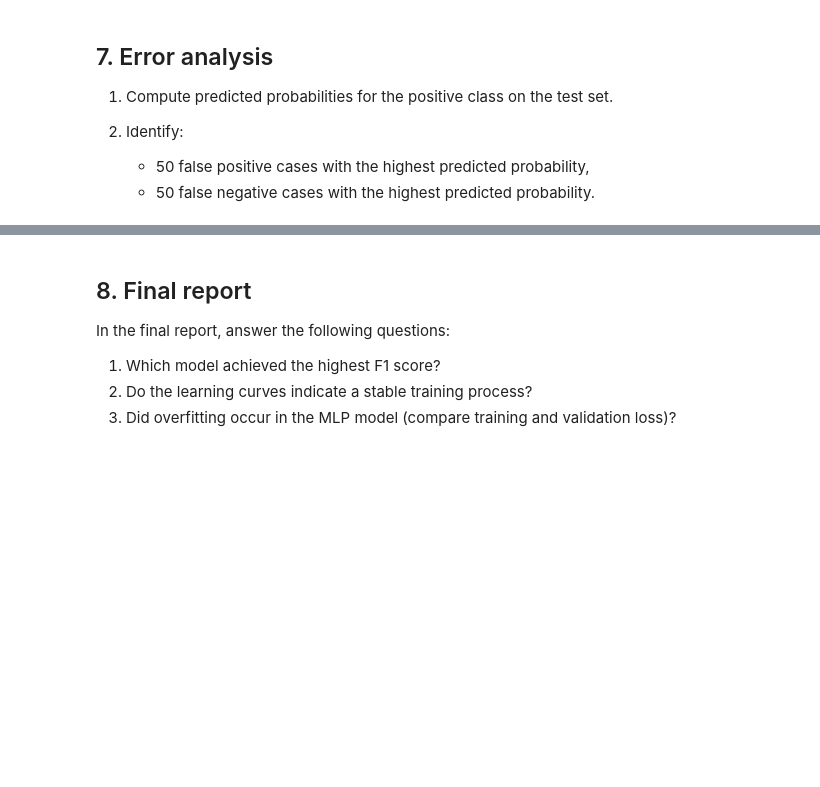
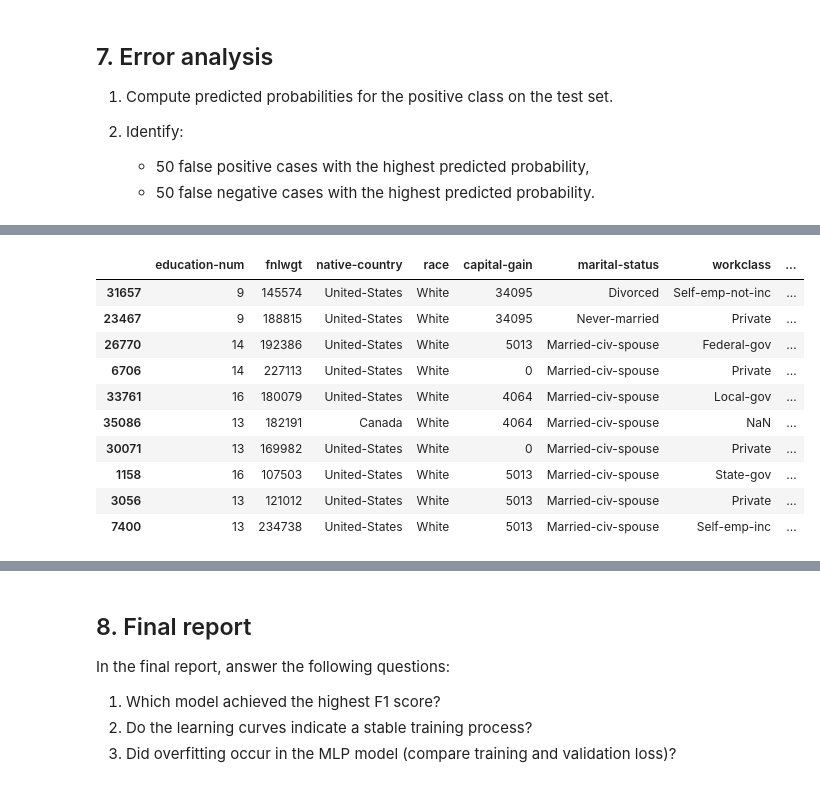
Before and after one commit to PiotrStachowicz/Advanced-Data-Mining, a Jupyter notebook: list1/List 01.ipynb, the cells around one changed output, grey strips where cells are left out. Cells and saved outputs as stored; diff of their text form; code cells hidden in the pictures; blank space fills up the shorter version.

```diff
--- a/list1/List 01.ipynb
+++ b/list1/List 01.ipynb
@@ -714,7 +705,8 @@ F1 score: 0.687603305785124
 y_pred_mlp = y_pred_mlp.numpy().flatten()
 error_df = X_test.copy()
 error_df['probs'] = y_pred_mlp
-error_df['pred_class'] = (">50k" if y_pred_mlp > 0.0 else "<=50k")
+error_df['pred_class'] = predictions_mlp
+error_df['true_class'] = y_test_np
 
 error_df.head(5)
 # %% [output]
@@ -721,0 +719,17 @@ ValueError: The truth value of an array with more than one element is ambiguous.
+# %%
+fp_df = error_df[(error_df['pred_class'] == 1) & (error_df['true_class'] == 0)]
+fn_df = error_df[(error_df['pred_class'] == 0) & (error_df['true_class'] == 1)]
+# %%
+fp_df.nlargest(50, 'probs').head(10)
+# %% [output]
+|  | education-num | fnlwgt | native-country | race | capital-gain | marital-status | workclass | ... |
+| 31657 | 9 | 145574 | United-States | White | 34095 | Divorced | Self-emp-not-inc | ... |
+| 23467 | 9 | 188815 | United-States | White | 34095 | Never-married | Private | ... |
+| 26770 | 14 | 192386 | United-States | White | 5013 | Married-civ-spouse | Federal-gov | ... |
+| 6706 | 14 | 227113 | United-States | White | 0 | Married-civ-spouse | Private | ... |
+| 33761 | 16 | 180079 | United-States | White | 4064 | Married-civ-spouse | Local-gov | ... |
+| 35086 | 13 | 182191 | Canada | White | 4064 | Married-civ-spouse | NaN | ... |
+| 30071 | 13 | 169982 | United-States | White | 0 | Married-civ-spouse | Private | ... |
+| 1158 | 16 | 107503 | United-States | White | 5013 | Married-civ-spouse | State-gov | ... |
+| 3056 | 13 | 121012 | United-States | White | 5013 | Married-civ-spouse | Private | ... |
+| 7400 | 13 | 234738 | United-States | White | 5013 | Married-civ-spouse | Self-emp-inc | ... |
```
Also changed, not shown: parts of 9 cells of this notebook.
